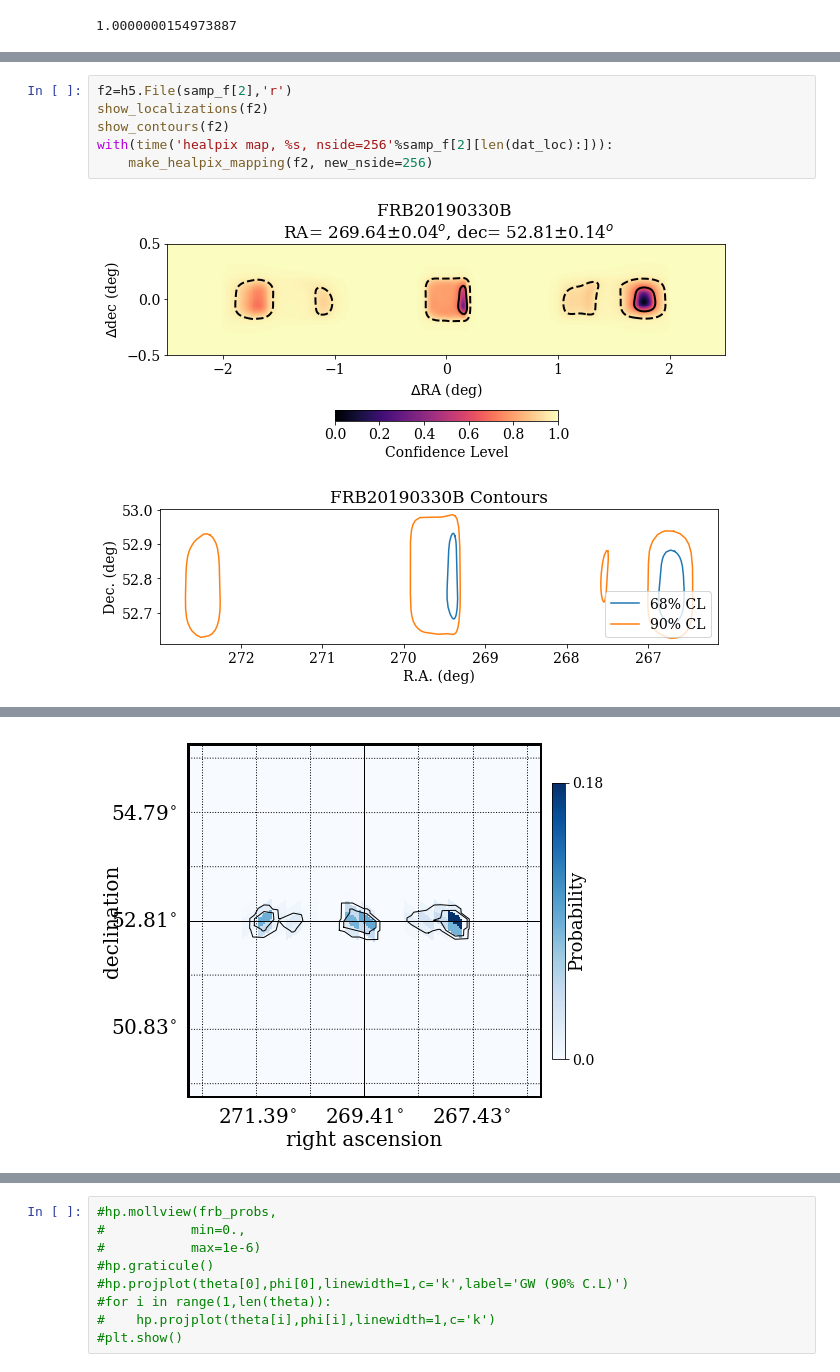
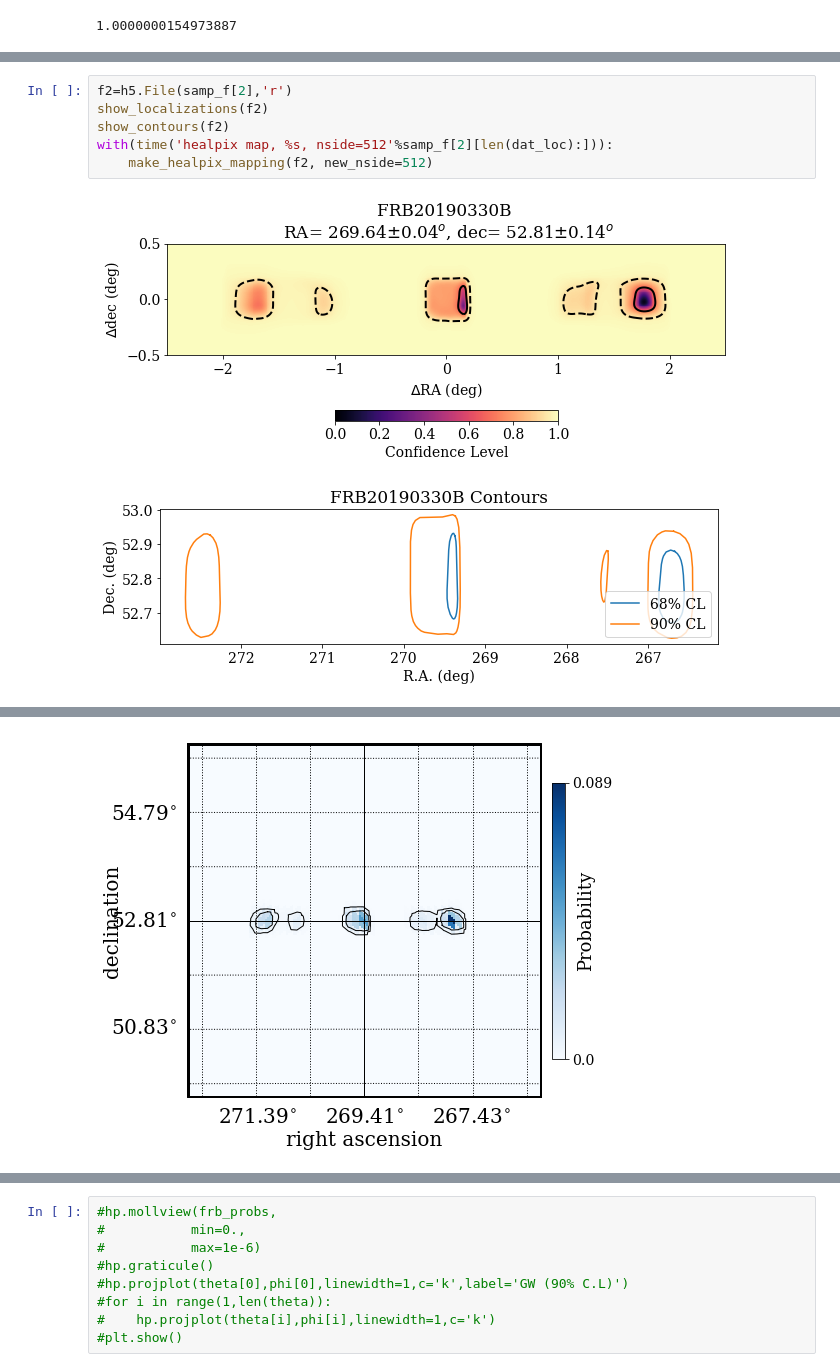
Before and after one commit to jessiethw/FRB, a Jupyter notebook: localizations.ipynb, the cells around one changed output, grey strips where cells are left out. Drawn from its saved outputs; the diff is of its cells as text.

Commit message:
nside=512 and 1024 plots for 3 sample loc

```diff
--- a/localizations.ipynb
+++ b/localizations.ipynb
@@ -368,8 +344,8 @@ with(time('healpix map, %s, nside=256'%samp_f[1][len(dat_loc):])):
 f2=h5.File(samp_f[2],'r')
 show_localizations(f2)
 show_contours(f2)
-with(time('healpix map, %s, nside=256'%samp_f[2][len(dat_loc):])):
-    make_healpix_mapping(f2, new_nside=256)
+with(time('healpix map, %s, nside=512'%samp_f[2][len(dat_loc):])):
+    make_healpix_mapping(f2, new_nside=512)
 # %% [output]
 [figure]
 [figure]
@@ -379 +355 @@ with(time('healpix map, %s, nside=256'%samp_f[2][len(dat_loc):])):
-[figure, old version]
+[figure, new version]
```
Also changed, not shown: parts of 8 cells of this notebook.
